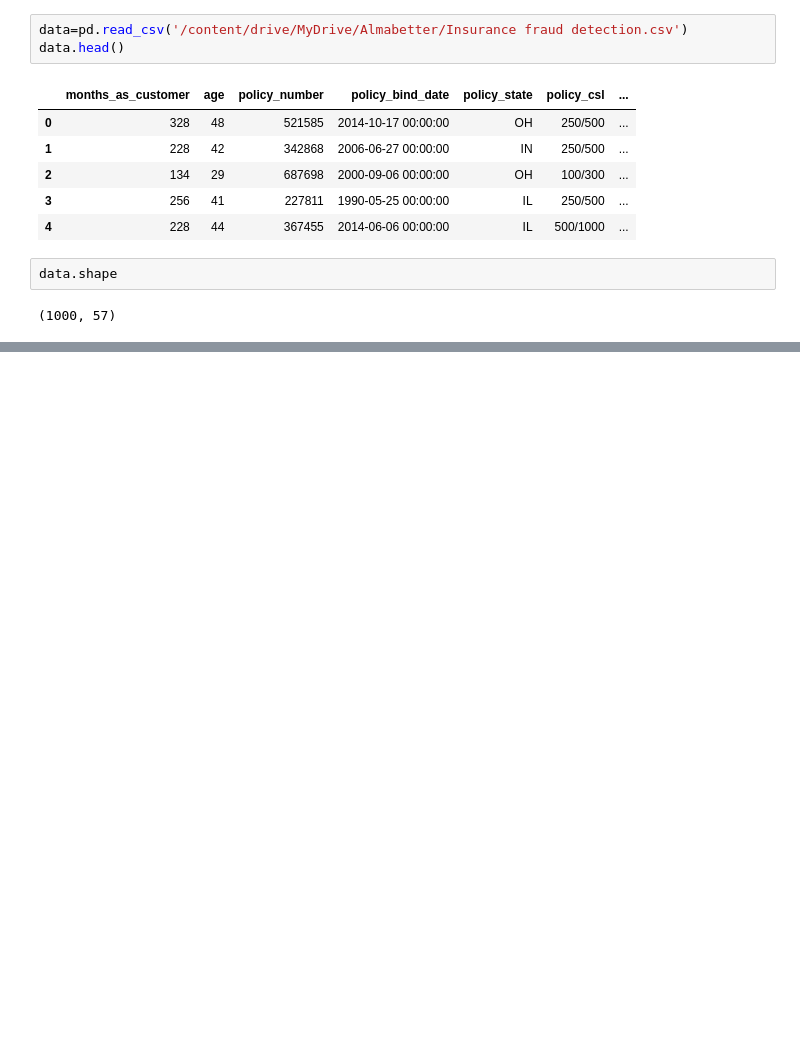
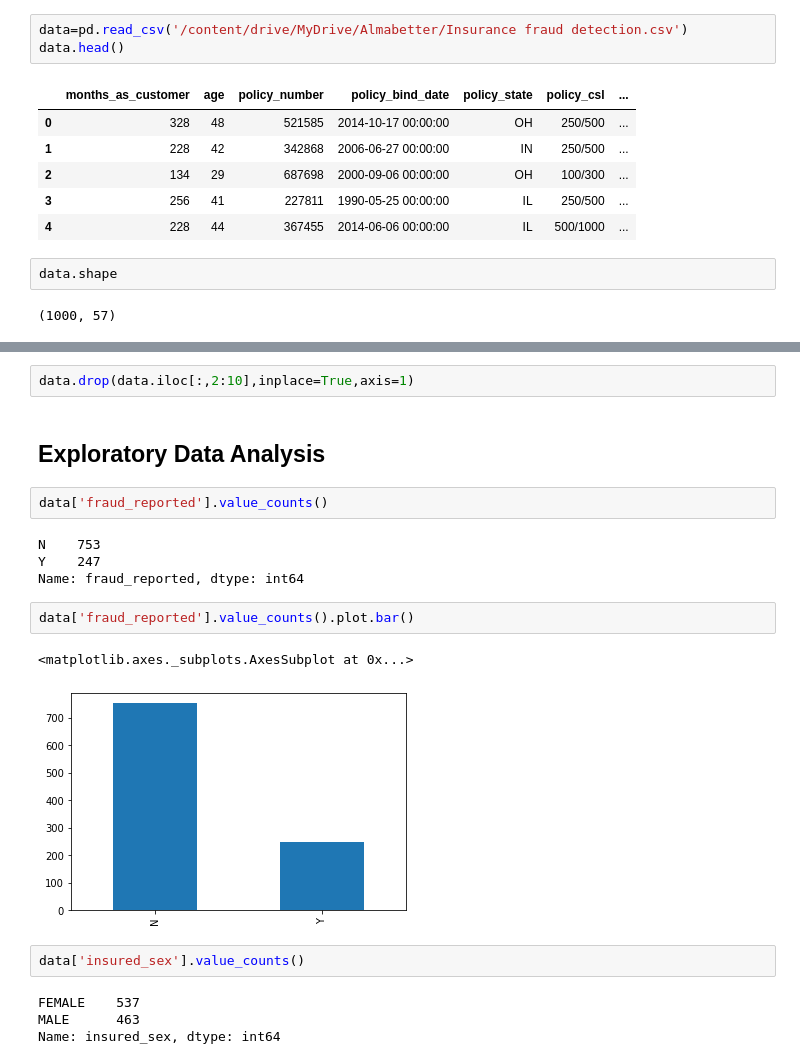
Before and after one commit to Priyabrat845/Insurance-fraud-detection, a Jupyter notebook: Insurance_claim_fraud_detection.ipynb, the cells around one changed output, grey strips where cells are left out. Drawn from its saved outputs; the diff is of its cells as text; blank space fills up the shorter version.

```diff
--- a/Insurance_claim_fraud_detection.ipynb
+++ b/Insurance_claim_fraud_detection.ipynb
@@ -31,0 +228,21 @@ data.shape
+# %%
+data.drop(data.iloc[:,2:10],inplace=True,axis=1)
+# %% [markdown]
+## **Exploratory Data Analysis**
+# %%
+data['fraud_reported'].value_counts()
+# %% [output]
+N    753
+Y    247
+Name: fraud_reported, dtype: int64
+# %%
+data['fraud_reported'].value_counts().plot.bar()
+# %% [output]
+<matplotlib.axes._subplots.AxesSubplot at 0x...>
+[figure, added]
+# %%
+data['insured_sex'].value_counts()
+# %% [output]
+FEMALE    537
+MALE      463
+Name: insured_sex, dtype: int64
```
Also changed, not shown: parts of 35 cells of this notebook.
